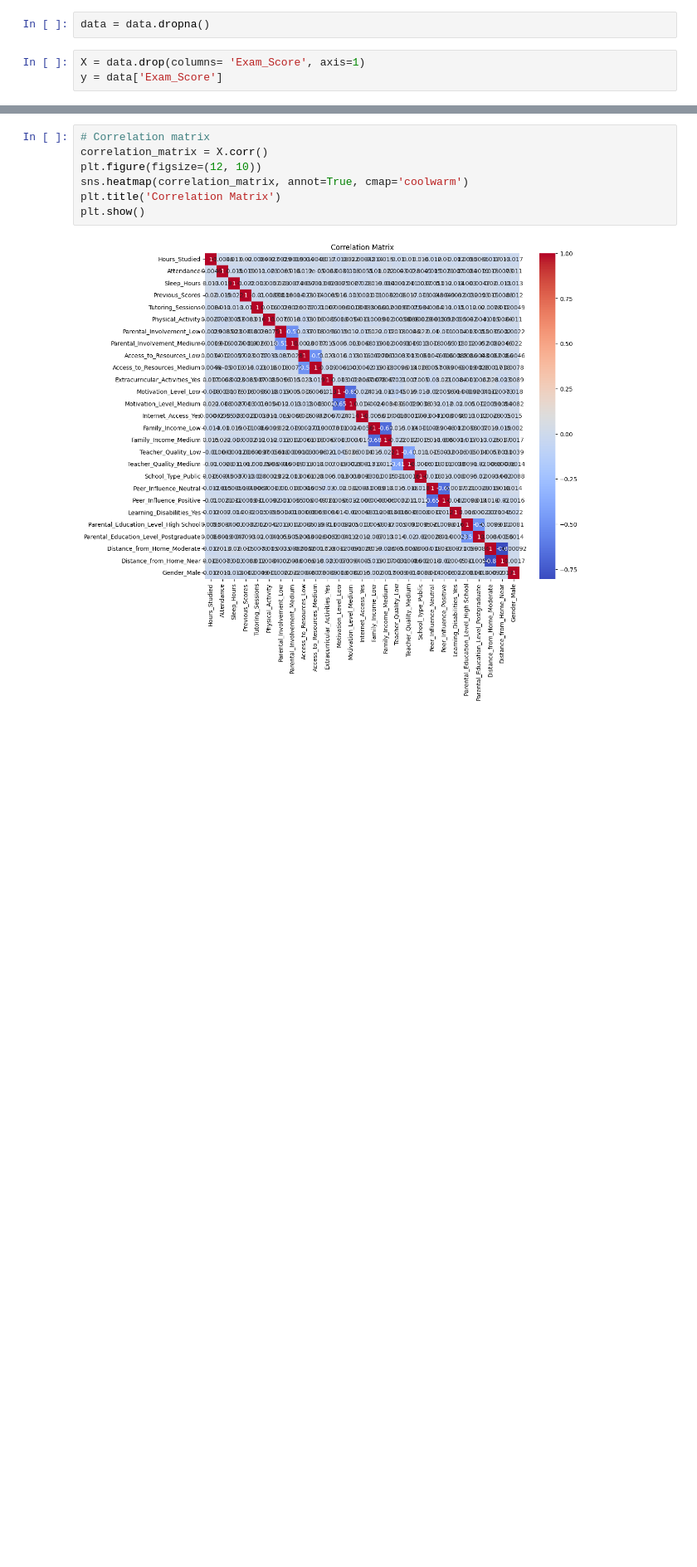
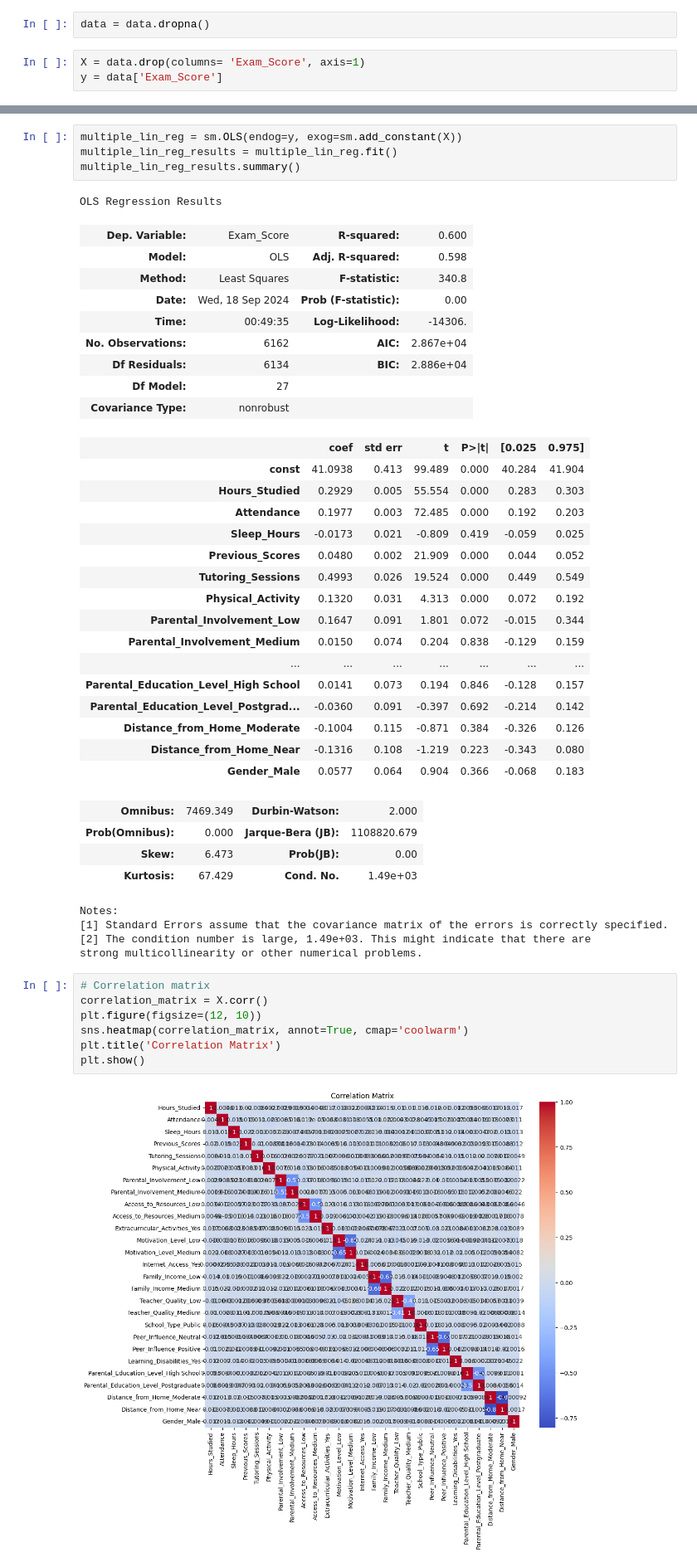
Before and after one commit to josh-g-grimes/Regression-Analysis---College-Exam-Performance, a Jupyter notebook: notebook.ipynb, the cells around one changed output, grey strips where cells are left out. Shown: that part at 83% size. Drawn from its saved outputs; the diff is of its cells as text; blank space fills up the shorter version.

Commit message:
Modeling - Build Model - Multiple Linear Regression Baseline

```diff
--- a/notebook.ipynb
+++ b/notebook.ipynb
@@ -161,3 +139,42 @@ for col in X.columns:
+# %%
+multiple_lin_reg = sm.OLS(endog=y, exog=sm.add_constant(X))
+multiple_lin_reg_results = multiple_lin_reg.fit()
+multiple_lin_reg_results.summary()
+# %% [output]
+OLS Regression Results
+| Dep. Variable: | Exam_Score | R-squared: | 0.600 |
+| Model: | OLS | Adj. R-squared: | 0.598 |
+| Method: | Least Squares | F-statistic: | 340.8 |
+| Date: | Wed, 18 Sep 2024 | Prob (F-statistic): | 0.00 |
+| Time: | 00:49:35 | Log-Likelihood: | -14306. |
+| No. Observations: | 6162 | AIC: | 2.867e+04 |
+| Df Residuals: | 6134 | BIC: | 2.886e+04 |
+| Df Model: | 27 |  |  |
+| Covariance Type: | nonrobust |  |  |
+|  | coef | std err | t | P>|t| | [0.025 | 0.975] |
+| const | 41.0938 | 0.413 | 99.489 | 0.000 | 40.284 | 41.904 |
+| Hours_Studied | 0.2929 | 0.005 | 55.554 | 0.000 | 0.283 | 0.303 |
+| Attendance | 0.1977 | 0.003 | 72.485 | 0.000 | 0.192 | 0.203 |
+| Sleep_Hours | -0.0173 | 0.021 | -0.809 | 0.419 | -0.059 | 0.025 |
+| Previous_Scores | 0.0480 | 0.002 | 21.909 | 0.000 | 0.044 | 0.052 |
+| Tutoring_Sessions | 0.4993 | 0.026 | 19.524 | 0.000 | 0.449 | 0.549 |
+| Physical_Activity | 0.1320 | 0.031 | 4.313 | 0.000 | 0.072 | 0.192 |
+| Parental_Involvement_Low | 0.1647 | 0.091 | 1.801 | 0.072 | -0.015 | 0.344 |
+| Parental_Involvement_Medium | 0.0150 | 0.074 | 0.204 | 0.838 | -0.129 | 0.159 |
+| ... | ... | ... | ... | ... | ... | ... |
+| Parental_Education_Level_High School | 0.0141 | 0.073 | 0.194 | 0.846 | -0.128 | 0.157 |
+| Parental_Education_Level_Postgrad... | -0.0360 | 0.091 | -0.397 | 0.692 | -0.214 | 0.142 |
+| Distance_from_Home_Moderate | -0.1004 | 0.115 | -0.871 | 0.384 | -0.326 | 0.126 |
+| Distance_from_Home_Near | -0.1316 | 0.108 | -1.219 | 0.223 | -0.343 | 0.080 |
+| Gender_Male | 0.0577 | 0.064 | 0.904 | 0.366 | -0.068 | 0.183 |
+| Omnibus: | 7469.349 | Durbin-Watson: | 2.000 |
+| Prob(Omnibus): | 0.000 | Jarque-Bera (JB): | 1108820.679 |
+| Skew: | 6.473 | Prob(JB): | 0.00 |
+| Kurtosis: | 67.429 | Cond. No. | 1.49e+03 |
+Notes:
+[1] Standard Errors assume that the covariance matrix of the errors is correctly specified.
+[2] The condition number is large, 1.49e+03. This might indicate that there are
+strong multicollinearity or other numerical problems.
 # %%
 # Correlation matrix
 correlation_matrix = X.corr()
```
Also changed, not shown: parts of 5 cells of this notebook.
